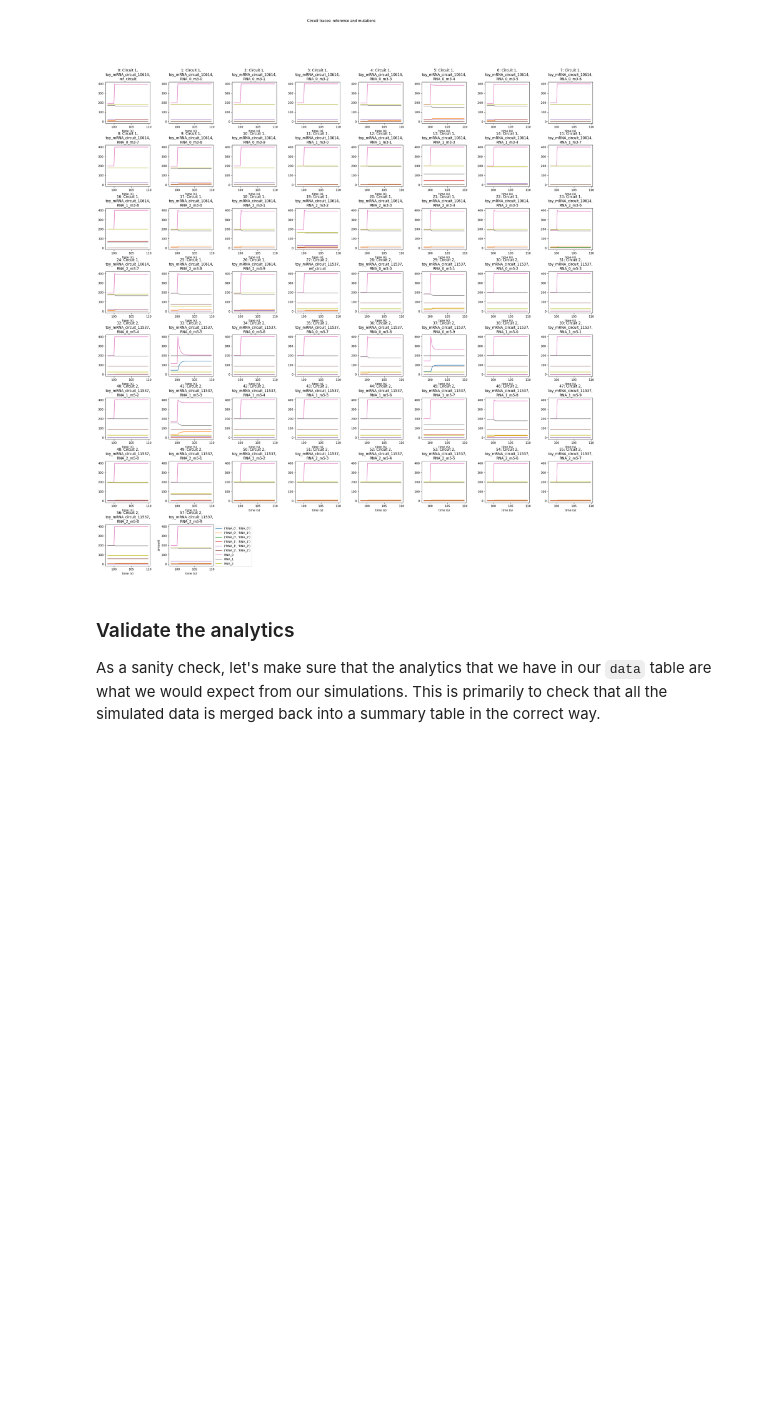
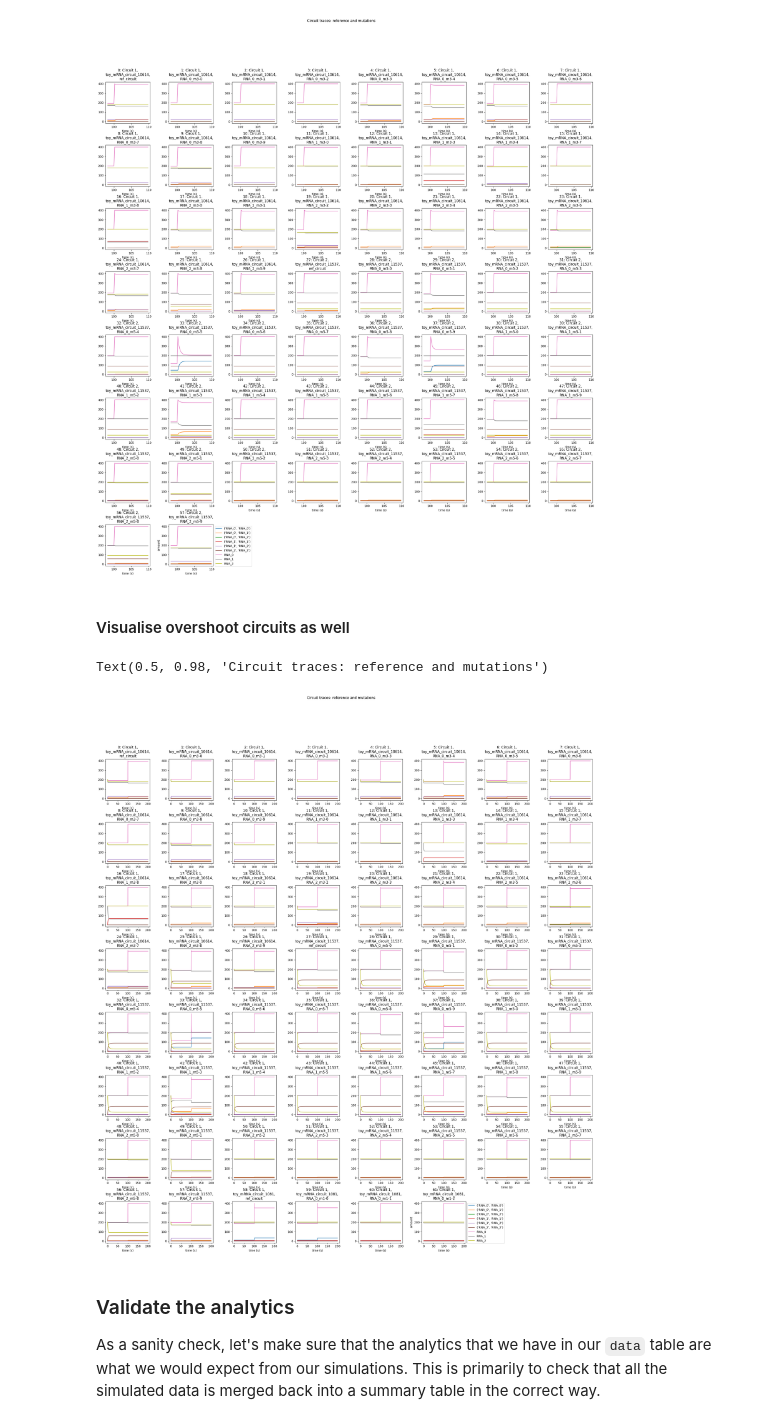
Before and after one commit to olive004/synbio_morpher, a Jupyter notebook: notebooks/15_circuit_case_study.ipynb, the cells around one changed output. Cells and saved outputs as stored; diff of their text form; code cells hidden in the pictures; blank space fills up the shorter version.

```diff
--- a/notebooks/15_circuit_case_study.ipynb
+++ b/notebooks/15_circuit_case_study.ipynb
@@ -298,6 +317,19 @@ circ_rows1 = data[(data['circuit_name'] == circ1_m_df['circuit_name'].values[0])
 ref_c1 = data[(data['circuit_name'] == circ1_m_df['circuit_name'].values[0]) & (data['mutation_name'] == 'ref_circuit') & (data['sample_name'] == 'RNA_2')]
 circ_rows2 = data[(data['circuit_name'] == circ2_m_df['circuit_name'].values[0]) & (data['mutation_num'] == circ2_m_df['mutation_num'].values[0]) & ((data['num_interacting'] != 0) | (data['num_self_interacting'] != 0)) & (data['sample_name'] == 'RNA_2')]
 ref_c2 = data[(data['circuit_name'] == circ2_m_df['circuit_name'].values[0]) & (data['mutation_name'] == 'ref_circuit') & (data['sample_name'] == 'RNA_2')]
+
+circ_rows_osh1 = data[(data['circuit_name'] == circ_osh1_m_df['circuit_name'].values[0]) & (data['mutation_num'] == circ_osh1_m_df['mutation_num'].values[0]) & ((data['num_interacting'] != 0) | (data['num_self_interacting'] != 0)) & (data['sample_name'] == 'RNA_2')]
+ref_c_osh1 = data[(data['circuit_name'] == circ_osh1_m_df['circuit_name'].values[0]) & (data['mutation_name'] == 'ref_circuit') & (data['sample_name'] == 'RNA_2')]
+circ_rows_osh2 = data[(data['circuit_name'] == circ_osh2_m_df['circuit_name'].values[0]) & (data['mutation_num'] == circ_osh2_m_df['mutation_num'].values[0]) & ((data['num_interacting'] != 0) | (data['num_self_interacting'] != 0)) & (data['sample_name'] == 'RNA_2')]
+ref_c_osh2 = data[(data['circuit_name'] == circ_osh2_m_df['circuit_name'].values[0]) & (data['mutation_name'] == 'ref_circuit') & (data['sample_name'] == 'RNA_2')]
+
+# circ_rows_osh_high = data[(data['overshoot'] >= data['overshoot'].max() - 100) & (data['overshoot'] < np.inf) & ((data['num_interacting'] != 0) | (data['num_self_interacting'] != 0)) & (data['sample_name'] == 'RNA_2')]
+# ref_c_osh_high = data[(data['circuit_name'] == circ_rows_osh_high['circuit_name'].values[0]) & (data['mutation_name'] == 'ref_circuit') & ((data['num_interacting'] != 0) | (data['num_self_interacting'] != 0)) & (data['sample_name'] == 'RNA_2')]
+
 circuits1 = batch_load(circ_rows1, ref_c1, og_dir, config)
 circuits2 = batch_load(circ_rows2, ref_c2, og_dir, config)
-circuits = circuits1 + circuits2
+circuits_osh1 = batch_load(circ_rows_osh1, ref_c_osh1, og_dir, config)
+circuits_osh2 = batch_load(circ_rows_osh2, ref_c_osh2, og_dir, config)
+# circuits_osh_high = batch_load(circ_rows_osh_high, ref_c_osh_high, og_dir, config)
+
+circuits = circuits1 + circuits2 + circuits_osh1 + circuits_osh2 #+ circuits_osh_high
@@ -395,12 +429,12 @@ Done:  0:00:22.609410
 
 The traces of the two circuit families are plotted below. Each plot is labelled with whether it is the first or second comparative circuit, along with its circuit name and sub mutation name.
 # %%
-num_circuits = len(circuits)
+num_circuits = len(circuits1) + len(circuits2)
 nm=0
 tdisplay = (0, len(tss) + len(tyy))
 fig = plt.figure(figsize=(30, 30))
 fig.subplots_adjust(hspace=0.525, wspace=0.425)
-for i, circ in enumerate(circuits):
+for i, circ in enumerate(circuits[:(len(circuits1) + len(circuits2))]):
     ax = plt.subplot(8,8,i+1)
     plt.plot(np.concatenate([tss, tyy + tss[-1]])[tdisplay[0]:tdisplay[1]], np.concatenate([b_copynumbers[i].T, b_new_copynumbers[i].T])[tdisplay[0]:tdisplay[1]])
     circ_type = 'Circuit 2' if circ in circuits2 else 'Circuit 1'
@@ -417,12 +451,12 @@ Text(0.5, 0.98, 'Circuit traces: reference and mutations')
 # %% [markdown]
 Let's zoom in at the point of signal addition.
 # %%
-num_circuits = len(circuits)
+num_circuits = len(circuits1) + len(circuits2)
 nm=0
 tdisplay = (len(tss) - 10, len(tss) + 50)
 fig = plt.figure(figsize=(30, 30))
 fig.subplots_adjust(hspace=0.525, wspace=0.425)
-for i, circ in enumerate(circuits):
+for i, circ in enumerate(circuits[:(len(circuits1) + len(circuits2))]):
     ax = plt.subplot(8,8,i+1)
     plt.plot(np.concatenate([tss, tyy + tss[-1]])[tdisplay[0]:tdisplay[1]], np.concatenate([b_copynumbers[i].T, b_new_copynumbers[i].T])[tdisplay[0]:tdisplay[1]])
     circ_type = 'Circuit 2' if circ in circuits2 else 'Circuit 1'
@@ -442,6 +476,28 @@ Text(0.5, 0.98, 'Circuit traces: reference and mutations')
 # data[(data['circuit_name'] == circ1_m_df['circuit_name'].values[0]) & (data['mutation_num'] == circ1_m_df['mutation_num'].values[0]) & (data['num_interacting'] | data['num_self_interacting']) & (data['sample_name'] == circ1_m_df['sample_name'].values[0]) ][
 #     ['circuit_name', 'mutation_name', 'mutation_num', 'mutation_type', 'mutation_positions', 'num_interacting', 'num_self_interacting', 'precision_wrt_species-6', 'precision_wrt_species-6_diff_to_base_circuit', 'precision_wrt_species-6_ratio_from_mutation_to_base', 'sensitivity_wrt_species-6', 'sensitivity_wrt_species-6_diff_to_base_circuit', 'sensitivity_wrt_species-6_ratio_from_mutation_to_base', 'sample_name']
 # ]
+# %% [markdown]
+#### Visualise overshoot circuits as well
+# %%
+num_circuits = len(circuits_osh1) + len(circuits_osh2)
+nm=0
+tdisplay = (0, len(tss) + len(tyy))
+fig = plt.figure(figsize=(30, 30))
+fig.subplots_adjust(hspace=0.525, wspace=0.425)
+for i, circ in enumerate(circuits[(len(circuits1) + len(circuits2)):]):
+    ax = plt.subplot(8,8,i+1)
+    plt.plot(np.concatenate([tss, tyy + tss[-1]])[tdisplay[0]:tdisplay[1]], np.concatenate([b_copynumbers[i].T, b_new_copynumbers[i].T])[tdisplay[0]:tdisplay[1]])
+    circ_type = 'Circuit 2' if circ in circuits2 else 'Circuit 1'
+    plt.title(f'{i}: {circ_type},\n{circuits[i].name},\n{circuits[i].subname}')
+    plt.xlabel('time (s)')
+plt.legend([s.name for s in circuits[0].model.species], loc='upper right')
+sns.move_legend(ax, 'upper left', bbox_to_anchor=(1,1))
+plt.ylabel('amount')
+
+plt.suptitle('Circuit traces: reference and mutations')
+# %% [output]
+Text(0.5, 0.98, 'Circuit traces: reference and mutations')
+[figure, added]
 # %% [markdown]
 ### Validate the analytics
 
```
Also changed, not shown: parts of 11 cells of this notebook.
